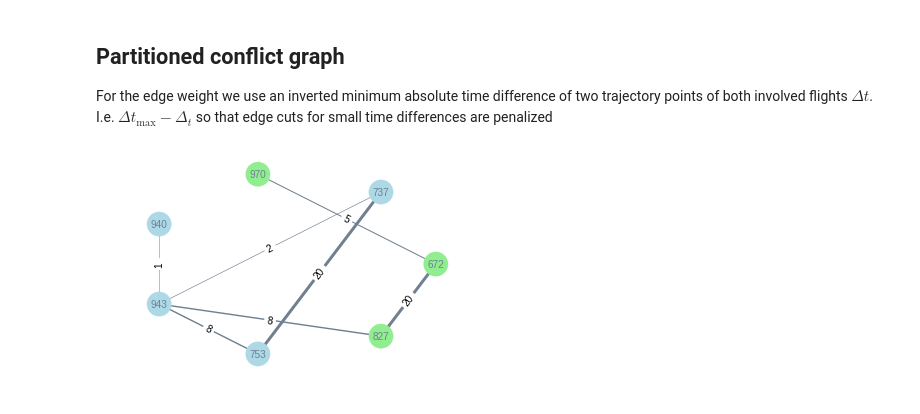
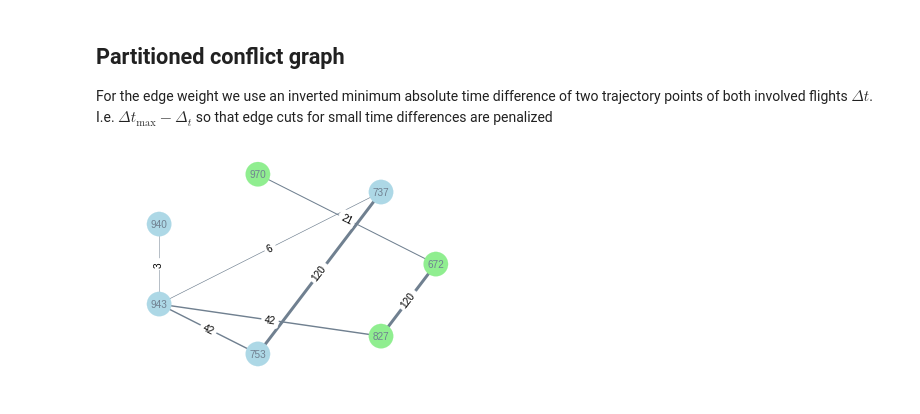
Before and after one commit to ventugithub/QCFATM, a Jupyter notebook: precalculation/analysis/Potential Conflicts Analysis III - Partition of Connected Components.ipynb, the cells around one changed output. Saved outputs shown, nothing was run; the diff lists cells and outputs as text; code cells hidden in the pictures.

Commit message:
Added prototype of partitioning of connected components

```diff
--- a/precalculation/analysis/Potential Conflicts Analysis III - Partition of Connected Components.ipynb
+++ b/precalculation/analysis/Potential Conflicts Analysis III - Partition of Connected Components.ipynb
@@ -96,19 +135,5 @@ plotConflictGraph(component, drawWeights='minAbsTimeDiffWithPartner')
-# %%
-# get maximum minAbsTimeDiffWithPartner of all edges
-maxAbsTimeDiff = 0
-for i, j in component.edges():
-    absTimeDiff = component.edge[i][j]['minAbsTimeDiffWithPartner']
-    if absTimeDiff > maxAbsTimeDiff:
-        maxAbsTimeDiff = absTimeDiff
-
-# set weights for graph partitioning to maxAbsTimeDiff - absTimeDiff + 1
-# in order to penalize edge cuts for small time differences
-for i, j in component.edges():
-    absTimeDiff = component.edge[i][j]['minAbsTimeDiffWithPartner']
-    component.edge[i][j]['weight'] = int(maxAbsTimeDiff - absTimeDiff + 1)
-
-# add graph attribute to tell metis what to use as edge weights
-component.graph['edge_weight_attr'] = 'weight'
+# %%
+component.graph['edge_weight_attr'] = 'nconflict'
 # %%
 edgecut, partition = metis.part_graph(component, nparts=2)
 # %%
@@ -116,7 +141,11 @@ node_color = ['lightblue' if n is 0 else 'lightgreen' for n in partition]
 # %% [markdown]
 ## Partitioned conflict graph ##
 For the edge weight we use an inverted minimum absolute time difference of two trajectory points of both involved flights $\Delta t$. I.e. $\Delta t_\text{max} - \Delta_t$ so that edge cuts for small time differences are penalized
-# %%
-plotConflictGraph(component, node_color, drawWeights='weight')
-# %% [output]
-[figure, removed]
+# %%
+plotConflictGraph(component, node_color, drawWeights='nconflict')
+fig = plt.gcf()
+pdf = matplotlib.backends.backend_pdf.PdfPages('partition_of_connected_components_example.pdf');
+pdf.savefig(figure=fig);
+pdf.close();
+# %% [output]
+[figure, added]
```
Also changed, not shown: parts of 5 cells of this notebook.
